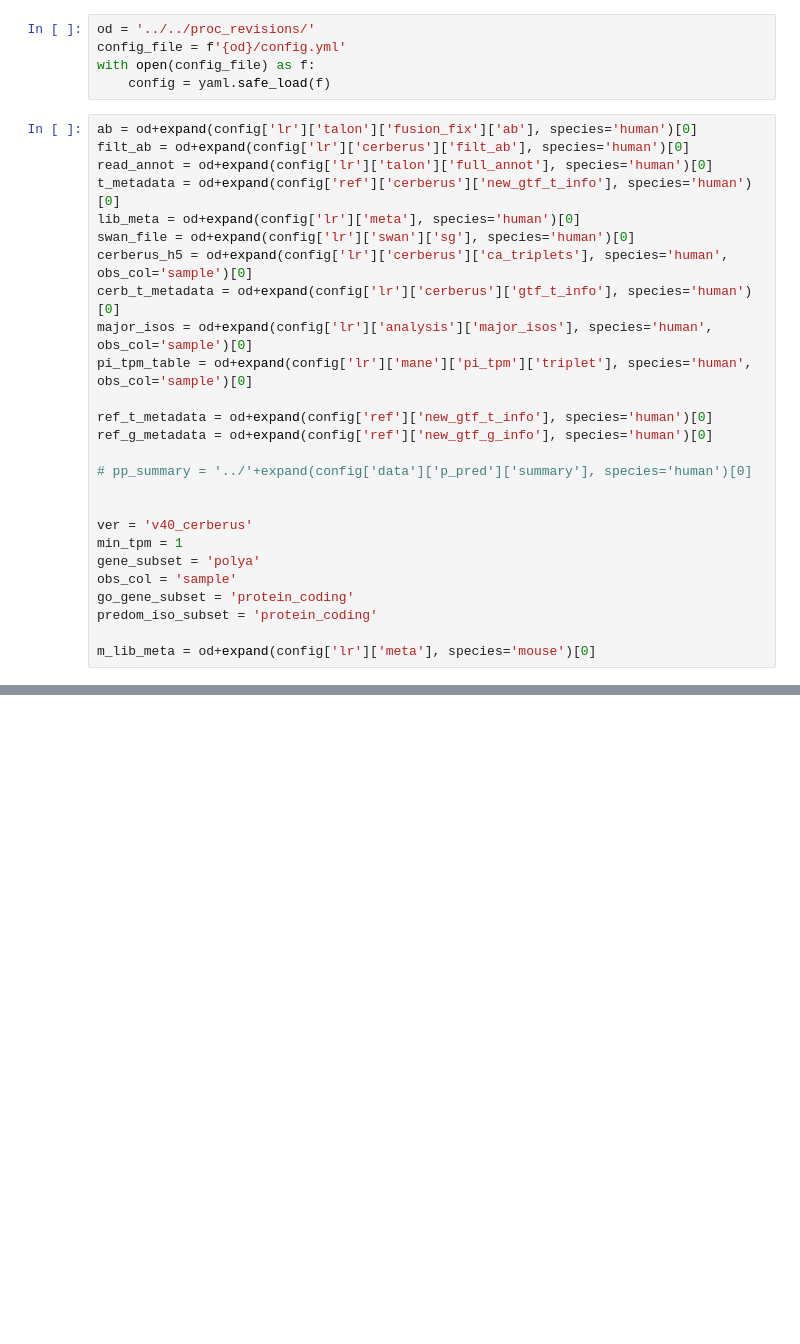
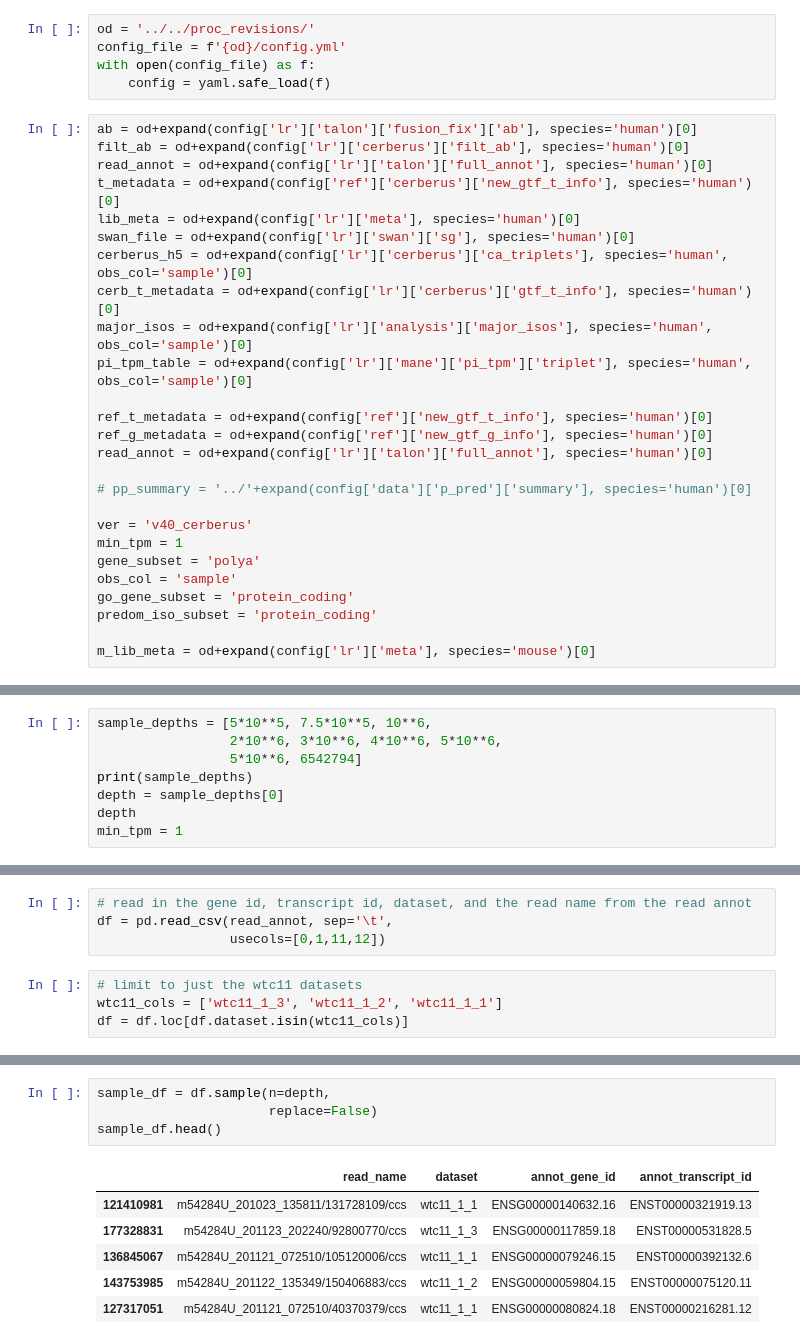
Before and after one commit to fairliereese/paper_rnawg, a Jupyter notebook: figures_revisions/revisions/subsample_wtc11.ipynb, the cells around one changed output, grey strips where cells are left out. Saved outputs shown, nothing was run; the diff lists cells and outputs as text; blank space fills up the shorter version.

```diff
--- a/figures_revisions/revisions/subsample_wtc11.ipynb
+++ b/figures_revisions/revisions/subsample_wtc11.ipynb
@@ -35,9 +35,9 @@ pi_tpm_table = od+expand(config['lr']['mane']['pi_tpm']['triplet'], species='hum
 
 ref_t_metadata = od+expand(config['ref']['new_gtf_t_info'], species='human')[0]
 ref_g_metadata = od+expand(config['ref']['new_gtf_g_info'], species='human')[0]
+read_annot = od+expand(config['lr']['talon']['full_annot'], species='human')[0]
 
 # pp_summary = '../'+expand(config['data']['p_pred']['summary'], species='human')[0]
-
 
 ver = 'v40_cerberus'
 min_tpm = 1
@@ -49,0 +178,8 @@ m_lib_meta = od+expand(config['lr']['meta'], species='mouse')[0]
+# %%
+sample_depths = [5*10**5, 7.5*10**5, 10**6,
+                 2*10**6, 3*10**6, 4*10**6, 5*10**6,
+                 5*10**6, 6542794]
+print(sample_depths)
+depth = sample_depths[0]
+depth
+min_tpm = 1
@@ -49,0 +188,8 @@ m_lib_meta = od+expand(config['lr']['meta'], species='mouse')[0]
+# %%
+# read in the gene id, transcript id, dataset, and the read name from the read annot
+df = pd.read_csv(read_annot, sep='\t',
+                 usecols=[0,1,11,12])
+# %%
+# limit to just the wtc11 datasets
+wtc11_cols = ['wtc11_1_3', 'wtc11_1_2', 'wtc11_1_1']
+df = df.loc[df.dataset.isin(wtc11_cols)]
@@ -49,0 +200,11 @@ m_lib_meta = od+expand(config['lr']['meta'], species='mouse')[0]
+# %%
+sample_df = df.sample(n=depth,
+                      replace=False)
+sample_df.head()
+# %% [output]
+|  | read_name | dataset | annot_gene_id | annot_transcript_id |
+| 121410981 | m54284U_201023_135811/131728109/ccs | wtc11_1_1 | ENSG00000140632.16 | ENST00000321919.13 |
+| 177328831 | m54284U_201123_202240/92800770/ccs | wtc11_1_3 | ENSG00000117859.18 | ENST00000531828.5 |
+| 136845067 | m54284U_201121_072510/105120006/ccs | wtc11_1_1 | ENSG00000079246.15 | ENST00000392132.6 |
+| 143753985 | m54284U_201122_135349/150406883/ccs | wtc11_1_2 | ENSG00000059804.15 | ENST00000075120.11 |
+| 127317051 | m54284U_201121_072510/40370379/ccs | wtc11_1_1 | ENSG00000080824.18 | ENST00000216281.12 |
```
Also changed, not shown: parts of 41 cells of this notebook.
